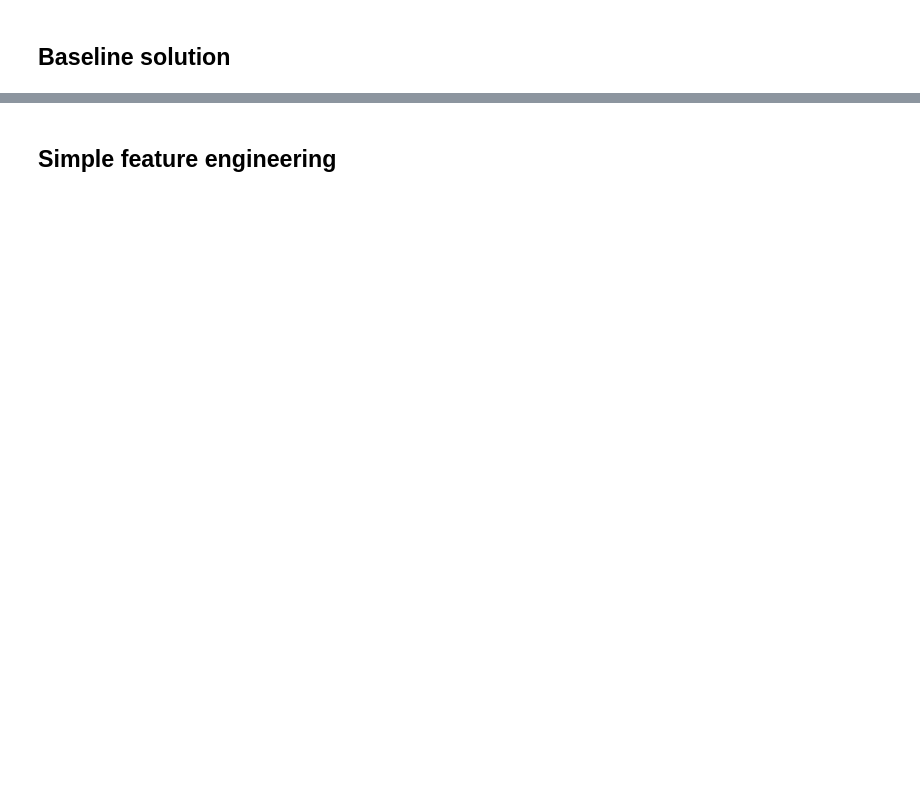
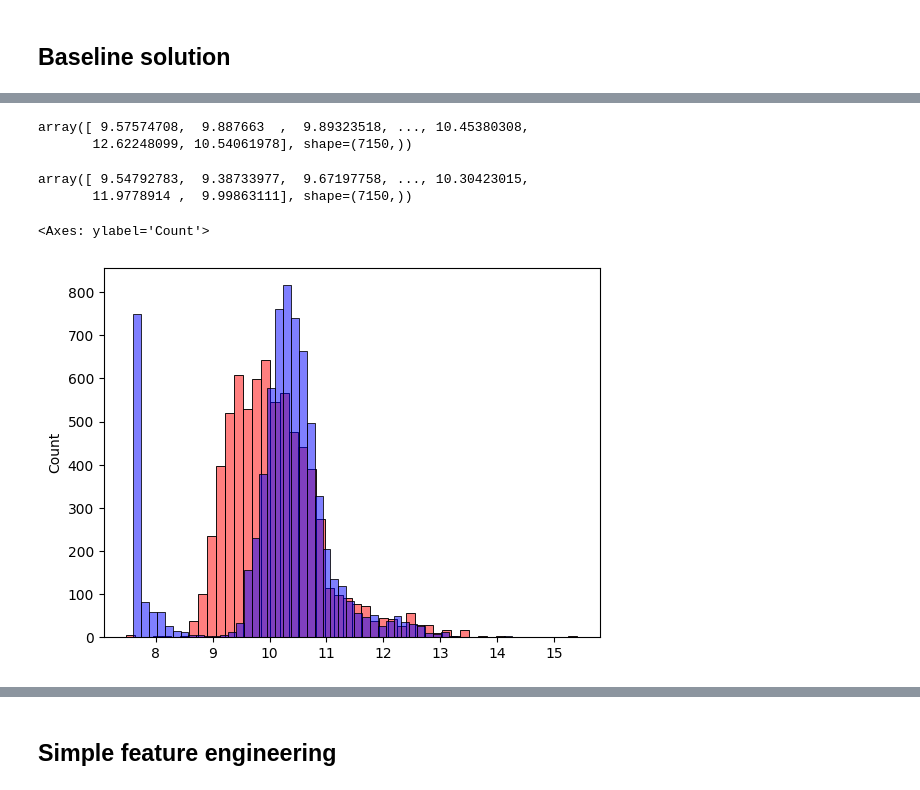
Before and after one commit to joshuatochinwachi/Machine-Learning, a Jupyter notebook: Module 2/01-carprice_ML-Regression.ipynb, the cells around one changed output, grey strips where cells are left out. Drawn from its saved outputs; the diff is of its cells as text; code cells hidden in the pictures; blank space fills up the shorter version.

```diff
--- a/Module 2/01-carprice_ML-Regression.ipynb
+++ b/Module 2/01-carprice_ML-Regression.ipynb
@@ -510,0 +749,5 @@ base = ['engine_hp', 'engine_cylinders', 'highway_mpg', 'city_mpg', 'popularity'
+# %%
+y_train
+# %% [output]
+array([ 9.57574708,  9.887663  ,  9.89323518, ..., 10.45380308,
+       12.62248099, 10.54061978], shape=(7150,))
@@ -511 +756,14 @@ base = ['engine_hp', 'engine_cylinders', 'highway_mpg', 'city_mpg', 'popularity'
+# %%
+y_pred = w0 + X_train.dot(w)
+
+y_pred
+# %% [output]
+array([ 9.54792783,  9.38733977,  9.67197758, ..., 10.30423015,
+       11.9778914 ,  9.99863111], shape=(7150,))
+# %%
+sns.histplot(y_pred, color = 'red', alpha = 0.5, bins = 50)
+sns.histplot(y_train, color = 'blue',alpha = 0.5, bins = 50)
+# %% [output]
+<Axes: ylabel='Count'>
+[figure, added]
 # %%
```
Also changed, not shown: parts of 57 cells of this notebook.
